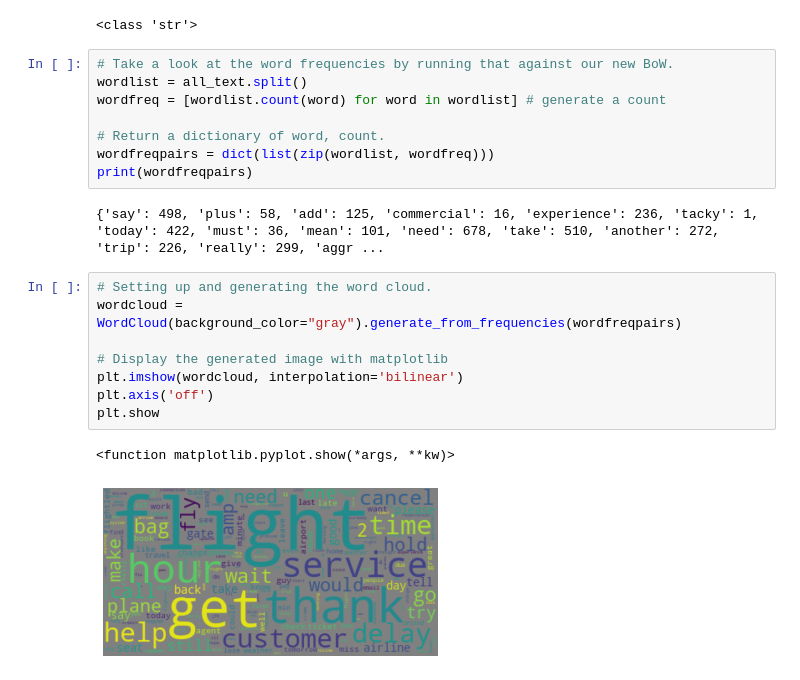
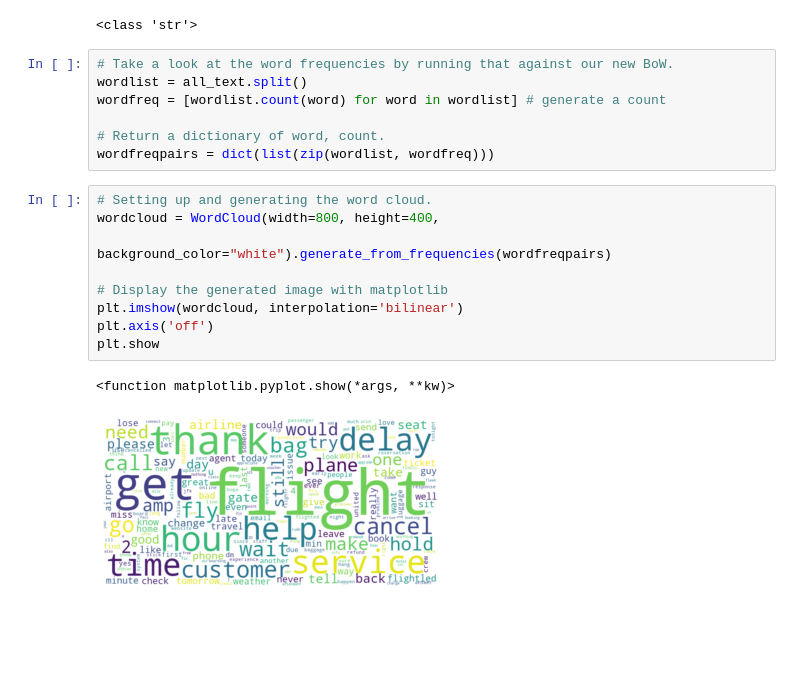
Before and after one commit to laurenwhte/Airline-Tweets, a Jupyter notebook: CS356T_2004D_U2IP_White_Lauren.ipynb, the cells around one changed output. Cells and saved outputs as stored; diff of their text form; blank space fills up the shorter version.

```diff
--- a/CS356T_2004D_U2IP_White_Lauren.ipynb
+++ b/CS356T_2004D_U2IP_White_Lauren.ipynb
@@ -84,17 +84,15 @@ wordfreq = [wordlist.count(word) for word in wordlist] # generate a count
 
 # Return a dictionary of word, count.
 wordfreqpairs = dict(list(zip(wordlist, wordfreq)))
-print(wordfreqpairs)
-# %% [output]
-{'say': 498, 'plus': 58, 'add': 125, 'commercial': 16, 'experience': 236, 'tacky': 1, 'today': 422, 'must': 36, 'mean': 101, 'need': 678, 'take': 510, 'another': 272, 'trip': 226, 'really': 299, 'aggr ...
 # %%
 # Setting up and generating the word cloud.
-wordcloud = WordCloud(background_color="gray").generate_from_frequencies(wordfreqpairs)
+wordcloud = WordCloud(width=800, height=400,
+                      background_color="white").generate_from_frequencies(wordfreqpairs)
 
 # Display the generated image with matplotlib
 plt.imshow(wordcloud, interpolation='bilinear')
 plt.axis('off')
 plt.show
 # %% [output]
 <function matplotlib.pyplot.show(*args, **kw)>
-[figure, old version]
+[figure, new version]
```
